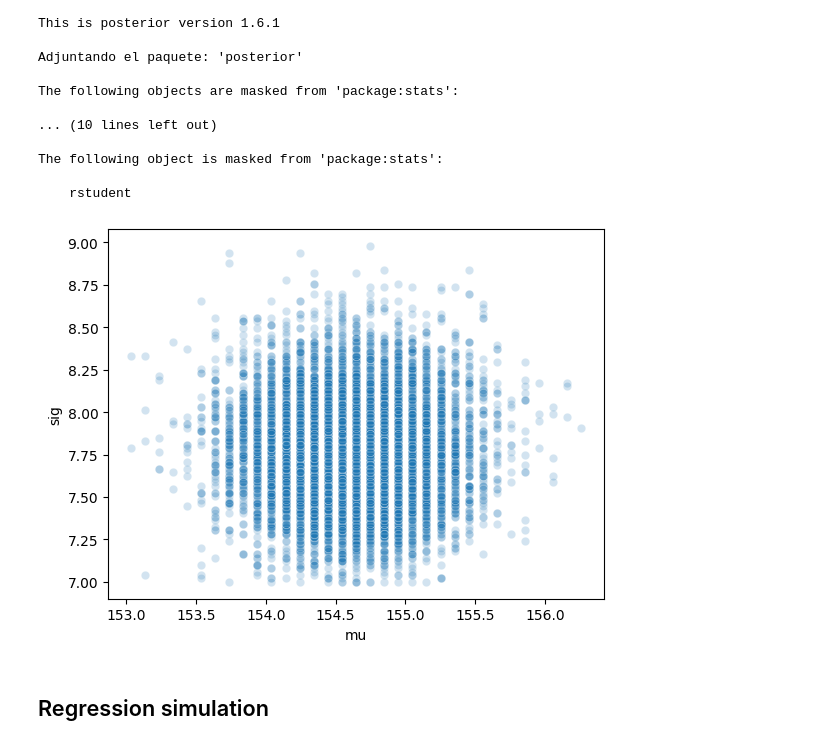
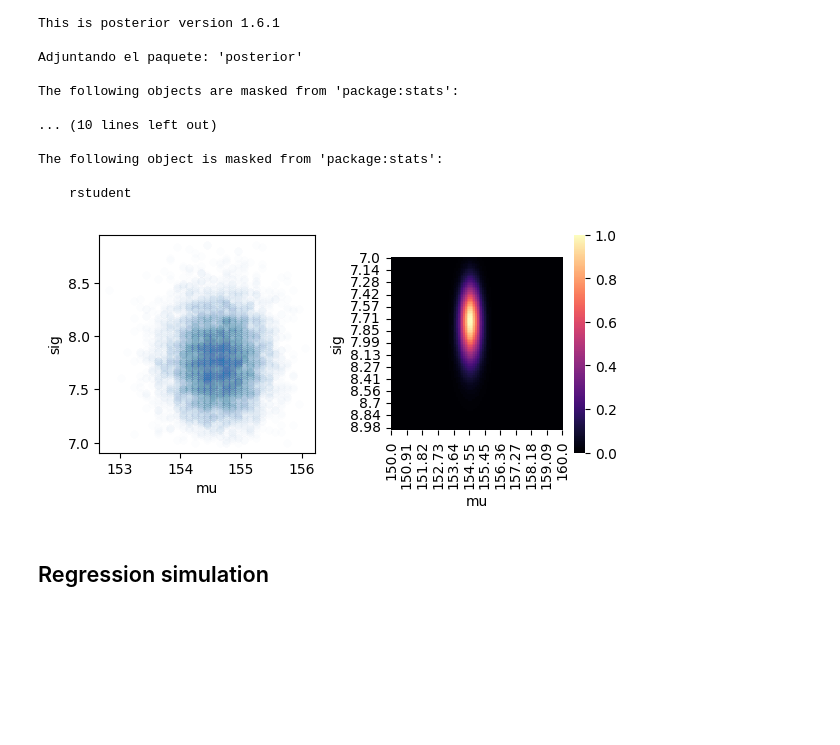
Before and after one commit to chrisdewa/christats, a Jupyter notebook: notebooks/rethinking/chatp4.ipynb, the cells around one changed output. Saved outputs shown, nothing was run; the diff lists cells and outputs as text; code cells hidden in the pictures; blank space fills up the shorter version.

```diff
--- a/notebooks/rethinking/chatp4.ipynb
+++ b/notebooks/rethinking/chatp4.ipynb
@@ -119,32 +119,41 @@ post = pd.DataFrame({
 
 Lf = stats.norm.logpdf
 post['LL'] = post.apply(
   lambda r: Lf(hi, r['mu'], r['sig']).sum(),
   axis=1
 )
 
 post['lmu'] = Lf(post.mu, 178, 20)
 post['lsig'] = stats.uniform.logpdf(
   post.sig, 0, 50
 )
 post['prod'] = (
   post.LL + post.lmu + post.lsig
 )
 
 post['prob'] = np.exp(
   post['prod'] - max(post['prod'])
 )
 
 samples = post.sample(
   weights='prob',
   n=int(1e4),
   replace=True
 )
 
 import matplotlib.pyplot as plt
 import seaborn as sns
 
-sns.scatterplot(samples, x='mu', y='sig', alpha=0.2)
+_, (ax1, ax2) = plt.subplots(1,2, figsize=(6, 3))
+sns.scatterplot(samples, x='mu', y='sig', alpha=0.01, ax=ax1)
+piv = (
+    post
+    .round(2)
+    .pivot(index='sig', columns='mu', values='prob')
+)
+
+sns.heatmap(piv, ax=ax2, cmap='magma', square=True, antialiased=True)
+plt.tight_layout()
 plt.show()
 # %% [output]
-[figure, old version]
+[figure, new version]
```
Also changed, not shown: parts of 7 cells of this notebook, 2 other files.
